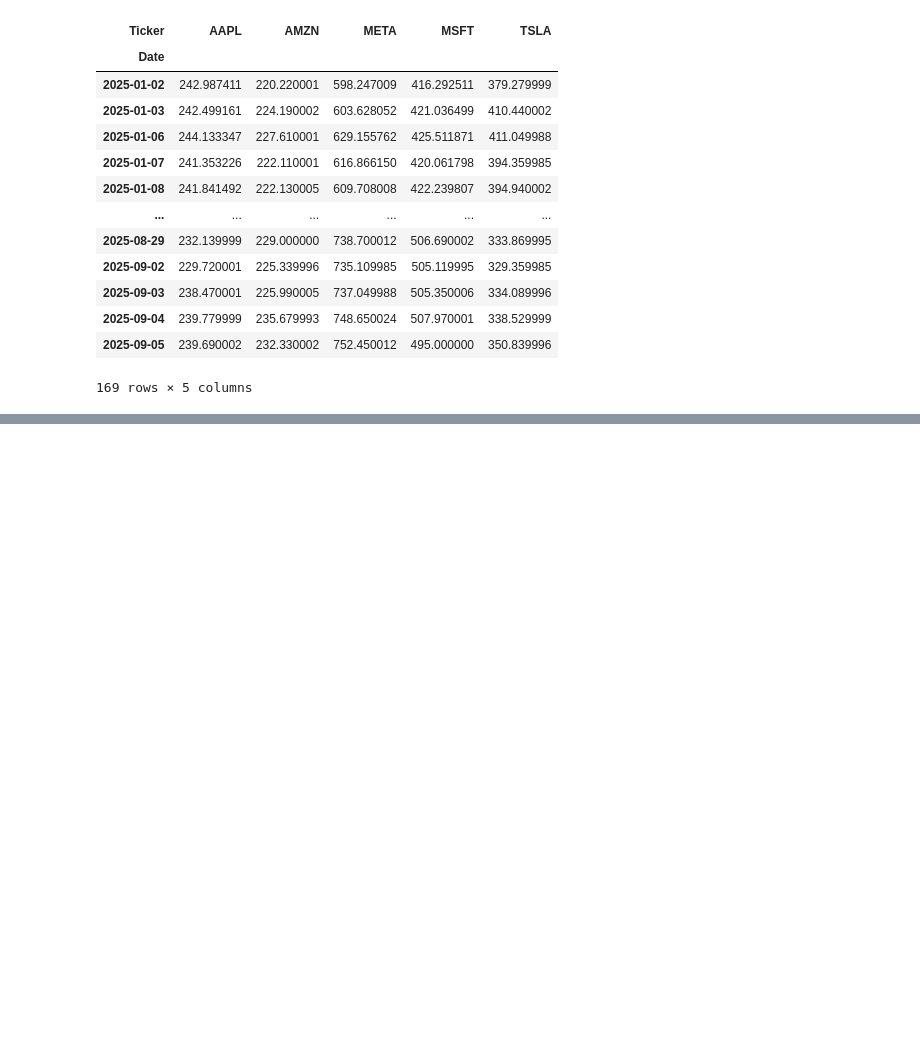
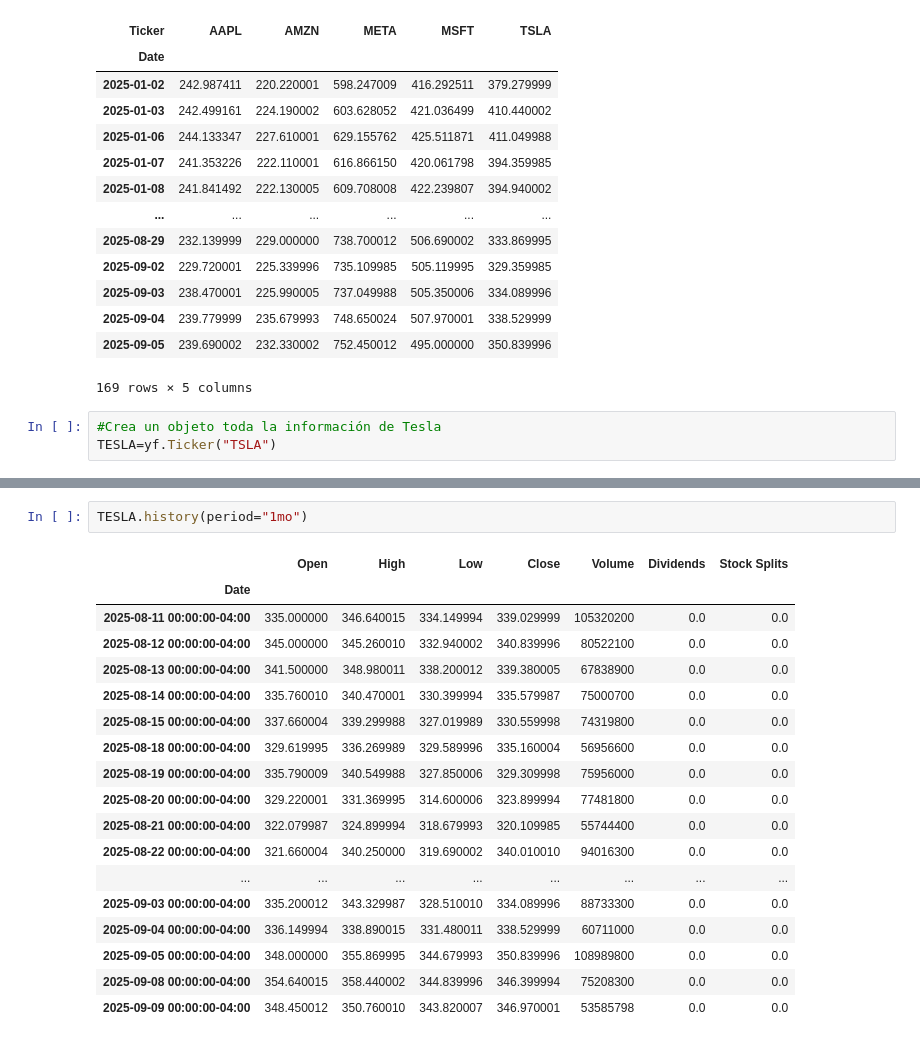
Before and after one commit to Maricielo-Gomez/Lenguajes-de-programacion, a Jupyter notebook: YahooFinancePython.ipynb, the cells around one changed output, grey strips where cells are left out. Drawn from its saved outputs; the diff is of its cells as text; blank space fills up the shorter version.

```diff
--- a/YahooFinancePython.ipynb
+++ b/YahooFinancePython.ipynb
@@ -299,3 +297,6 @@ Datos
 | 2025-09-04 | 239.779999 | 235.679993 | 748.650024 | 507.970001 | 338.529999 |
 | 2025-09-05 | 239.690002 | 232.330002 | 752.450012 | 495.000000 | 350.839996 |
 169 rows × 5 columns
+# %%
+#Crea un objeto toda la información de Tesla
+TESLA=yf.Ticker("TSLA")
@@ -301,0 +323,21 @@ Datos
+# %%
+TESLA.history(period="1mo")
+# %% [output]
+|  | Open | High | Low | Close | Volume | Dividends | Stock Splits |
+| Date |  |  |  |  |  |  |  |
+| 2025-08-11 00:00:00-04:00 | 335.000000 | 346.640015 | 334.149994 | 339.029999 | 105320200 | 0.0 | 0.0 |
+| 2025-08-12 00:00:00-04:00 | 345.000000 | 345.260010 | 332.940002 | 340.839996 | 80522100 | 0.0 | 0.0 |
+| 2025-08-13 00:00:00-04:00 | 341.500000 | 348.980011 | 338.200012 | 339.380005 | 67838900 | 0.0 | 0.0 |
+| 2025-08-14 00:00:00-04:00 | 335.760010 | 340.470001 | 330.399994 | 335.579987 | 75000700 | 0.0 | 0.0 |
+| 2025-08-15 00:00:00-04:00 | 337.660004 | 339.299988 | 327.019989 | 330.559998 | 74319800 | 0.0 | 0.0 |
+| 2025-08-18 00:00:00-04:00 | 329.619995 | 336.269989 | 329.589996 | 335.160004 | 56956600 | 0.0 | 0.0 |
+| 2025-08-19 00:00:00-04:00 | 335.790009 | 340.549988 | 327.850006 | 329.309998 | 75956000 | 0.0 | 0.0 |
+| 2025-08-20 00:00:00-04:00 | 329.220001 | 331.369995 | 314.600006 | 323.899994 | 77481800 | 0.0 | 0.0 |
+| 2025-08-21 00:00:00-04:00 | 322.079987 | 324.899994 | 318.679993 | 320.109985 | 55744400 | 0.0 | 0.0 |
+| 2025-08-22 00:00:00-04:00 | 321.660004 | 340.250000 | 319.690002 | 340.010010 | 94016300 | 0.0 | 0.0 |
+| ... | ... | ... | ... | ... | ... | ... | ... |
+| 2025-09-03 00:00:00-04:00 | 335.200012 | 343.329987 | 328.510010 | 334.089996 | 88733300 | 0.0 | 0.0 |
+| 2025-09-04 00:00:00-04:00 | 336.149994 | 338.890015 | 331.480011 | 338.529999 | 60711000 | 0.0 | 0.0 |
+| 2025-09-05 00:00:00-04:00 | 348.000000 | 355.869995 | 344.679993 | 350.839996 | 108989800 | 0.0 | 0.0 |
+| 2025-09-08 00:00:00-04:00 | 354.640015 | 358.440002 | 344.839996 | 346.399994 | 75208300 | 0.0 | 0.0 |
+| 2025-09-09 00:00:00-04:00 | 348.450012 | 350.760010 | 343.820007 | 346.970001 | 53585798 | 0.0 | 0.0 |
```
Also changed, not shown: parts of 2 cells of this notebook.
